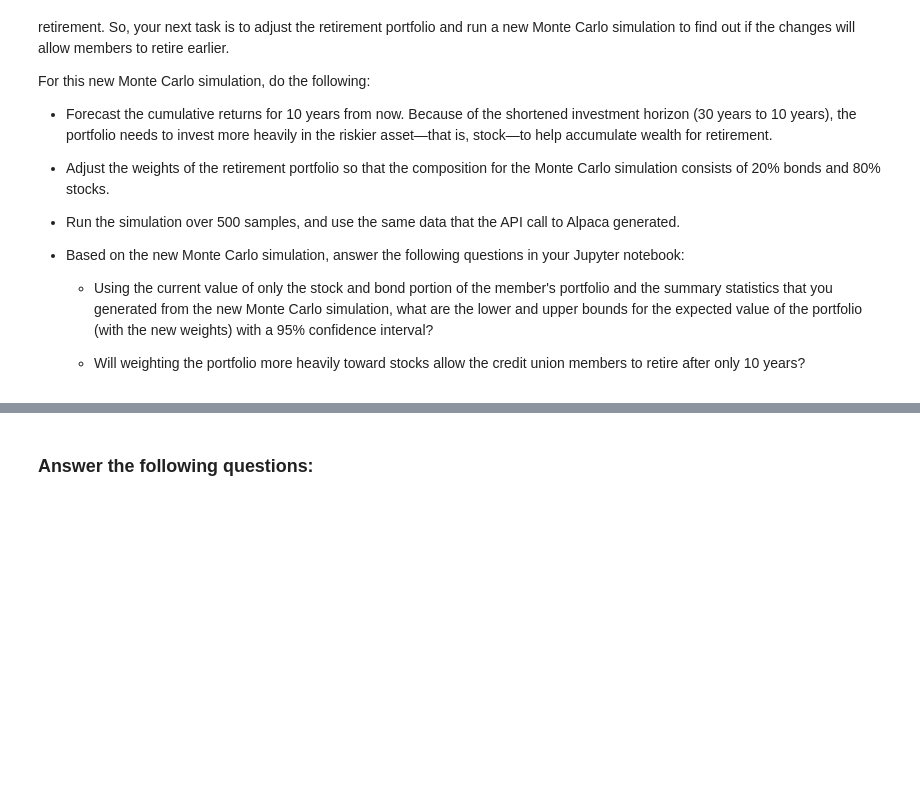
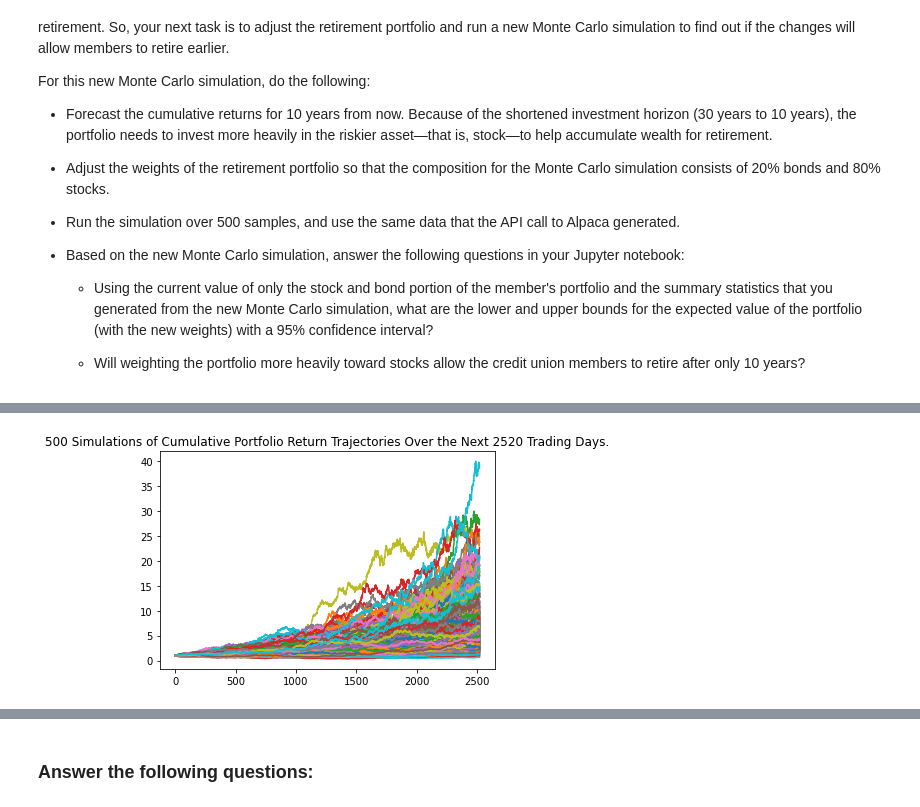
Before and after one commit to ThusSpokeZarate/emergency-and-retirement-plans, a Jupyter notebook: financial_planning_tools.ipynb, the cells around one changed output, grey strips where cells are left out. Drawn from its saved outputs; the diff is of its cells as text; code cells hidden in the pictures; blank space fills up the shorter version.

Commit message:
Monte Carlo Simulations completed and analyzed

```diff
--- a/financial_planning_tools.ipynb
+++ b/financial_planning_tools.ipynb
@@ -599,7 +599,12 @@ For this new Monte Carlo simulation, do the following:
 # Configure a Monte Carlo simulation to forecast 10 years cumulative returns
 # The weights should be split 20% to AGG and 80% to SPY.
 # Run 500 samples.
-# YOUR CODE HERE
+MC_agg20_spy80 = MCSimulation(
+    portfolio_data = portfolio_mc_simulation_df,
+    weights = [.2,.8],
+    num_simulation = 500,
+    num_trading_days= 252*10
+)
 
 # Review the simulation input data
-# YOUR CODE HERE
+MC_agg20_spy80.portfolio_data.head()
@@ -609,7 +654,9 @@ For this new Monte Carlo simulation, do the following:
 # %%
 # Visualize the 10-year Monte Carlo simulation by creating an
 # overlay line plot
-# YOUR CODE HERE
+agg20_spy80_overlay = MC_agg20_spy80.plot_simulation()
+# %% [output]
+[figure, added]
 # %%
 # Visualize the probability distribution of the 10-year Monte Carlo simulation
 # by plotting a histogram
```
Also changed, not shown: parts of 26 cells of this notebook.
